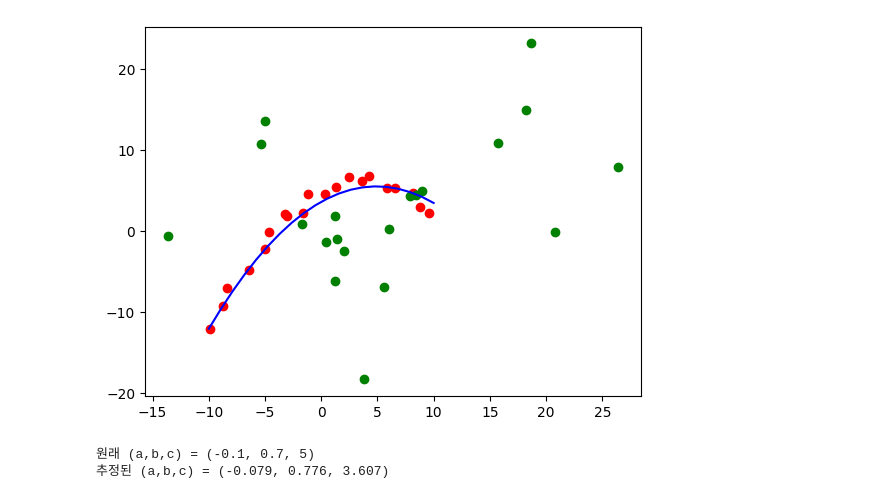
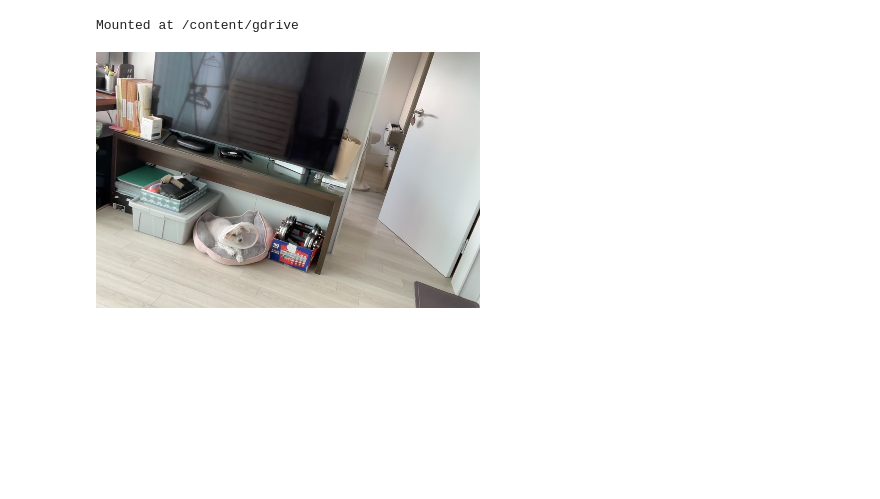
Before and after one commit to QjaYo/Computer-Vision, a Jupyter notebook: LineCurveFitting.ipynb, the cells around one changed output. Drawn from its saved outputs; the diff is of its cells as text; code cells hidden in the pictures; blank space fills up the shorter version.

```diff
--- a/LineCurveFitting.ipynb
+++ b/LineCurveFitting.ipynb
@@ -62,40 +1,21 @@ print(f"추정된 (a,b,c) = ({abcno[0]:.3f}, {abcno[1]:.3f}, {abcno[2]:.3f})")
-# %%
-#1-5
-def ransac_curve_fiting(x,y,r,t):
-  iter = np.round(np.log(1-0.999) / np.log(1-(1-r)**3) + 1)
-  abc_max = None
-  num_max = 0
-
-  for i in np.arange(iter):
-    id = np.random.permutation(len(x))
-    xs = x[id[:3]]
-    ys = y[id[:3]]
-
-    A = np.vstack([xs**2, xs, np.ones(len(xs))]).T
-    abc = np.dot(np.linalg.inv(np.dot(A.T, A)), np.dot(A.T, ys))
-
-    #이차곡선까지의 실제 거리 구하는 연산이 복잡하여 y값 차이로 거리를 계산하였음
-    y_pred = abc[0]*x**2 + abc[1]*x + abc[2]
-    dist = np.abs(y - y_pred)
-
-    numInliers = sum(dist < t)
-
-    if numInliers > num_max:
-      abc_max = abc
-      num_max = numInliers
-
-  return abc_max, num_max
-
-abcno_ransac, max = ransac_curve_fiting(xno, yno, 0.5, 2)
-
-plt.plot(xn, yn, 'or')
-plt.plot(xo, yo,'og')
-plt.plot(x, f(x,abcno_ransac[0],abcno_ransac[1],abcno_ransac[2]), '-b')
-plt.show()
-
-print(f"원래 (a,b,c) = ({a}, {b}, {c})")
-print(f"추정된 (a,b,c) = ({abcno_ransac[0]:.3f}, {abcno_ransac[1]:.3f}, {abcno_ransac[2]:.3f})")
-# %% [output]
-[figure, removed]
-원래 (a,b,c) = (-0.1, 0.7, 5)
-추정된 (a,b,c) = (-0.079, 0.776, 3.607)
+# %%
+from google.colab import drive
+drive.mount('/content/gdrive')
+# %% [output]
+Mounted at /content/gdrive
+# %%
+#1-1
+
+import cv2 as cv
+from google.colab.patches import cv_imshow
+
+img = cv.imread('/content/gdrive/MyDrive/MachineVision/assignment2/img001.jpg')
+
+height = 256
+ratio = float(height) / img.shape[0]
+dsize = (int(img.shape[1]*ratio), height)
+img = cv.resize(img, dsize)
+
+cv_imshow(img)
+# %% [output]
+[figure, added]
```
Also changed, not shown: parts of 20 cells of this notebook.
